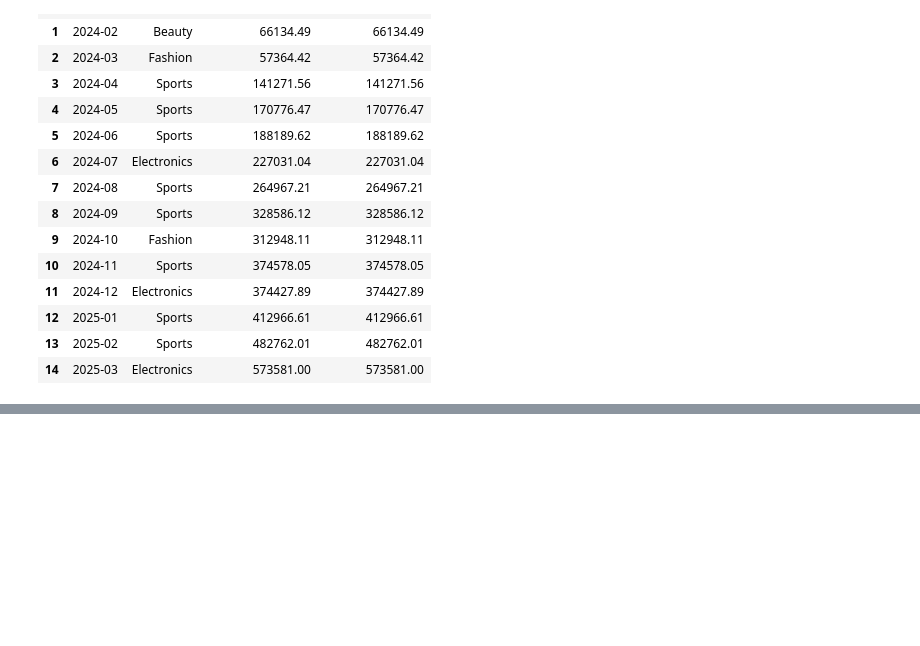
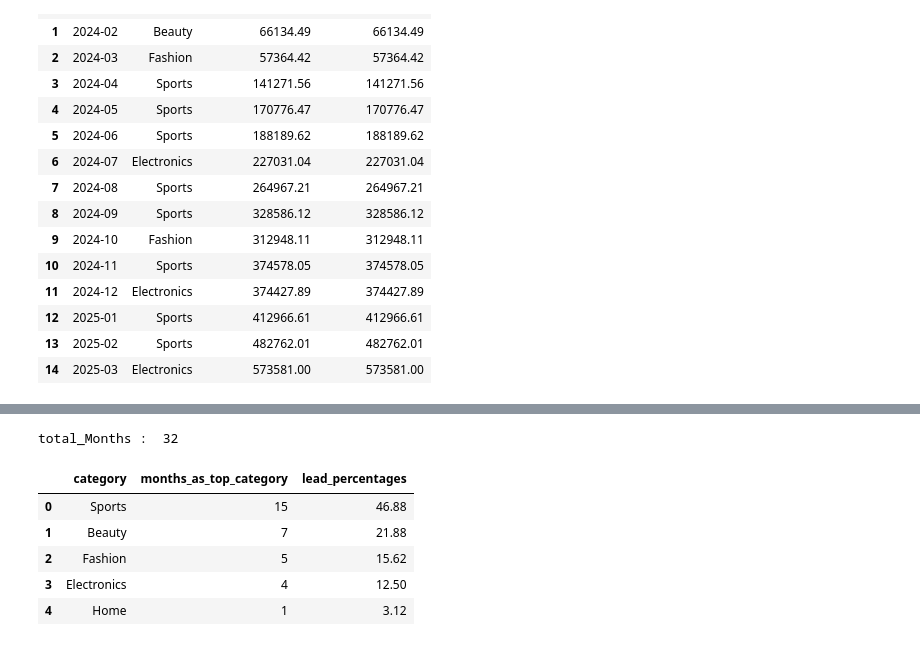
Before and after one commit to Mohammedvahith/E-commerce-Sales-Customer-Analytics, a Jupyter notebook: shopease-analytics/notebooks/03_eda.ipynb, the cells around one changed output, grey strips where cells are left out. Drawn from its saved outputs; the diff is of its cells as text; code cells hidden in the pictures; blank space fills up the shorter version.

```diff
--- a/shopease-analytics/notebooks/03_eda.ipynb
+++ b/shopease-analytics/notebooks/03_eda.ipynb
@@ -2568,0 +2575,13 @@ display(monthly_top_category.head(15))
+# %%
+# Count monthly wins by category
+category_monthly_wins = (
+    monthly_top_category["category"]
+    .value_counts()
+    .reset_index()
+)
+
+display(category_monthly_wins.head())
+
+category_monthly_wins.columns = ["category","months_as_top_category"]
+
+display(category_monthly_wins)
@@ -2568,0 +2601,24 @@ display(monthly_top_category.head(15))
+# %%
+# Calculate percentage of months leading
+
+total_months = monthly_top_category["month"].nunique()
+
+print("total_Months : ", total_months)
+
+category_monthly_wins["lead_percentages"] = (
+    category_monthly_wins["months_as_top_category"]
+    /
+    total_months
+    *
+    100
+).round(2)
+
+display(category_monthly_wins)
+# %% [output]
+total_Months :  32
+|  | category | months_as_top_category | lead_percentages |
+| 0 | Sports | 15 | 46.88 |
+| 1 | Beauty | 7 | 21.88 |
+| 2 | Fashion | 5 | 15.62 |
+| 3 | Electronics | 4 | 12.50 |
+| 4 | Home | 1 | 3.12 |
```
Also changed, not shown: parts of 2 cells of this notebook.
